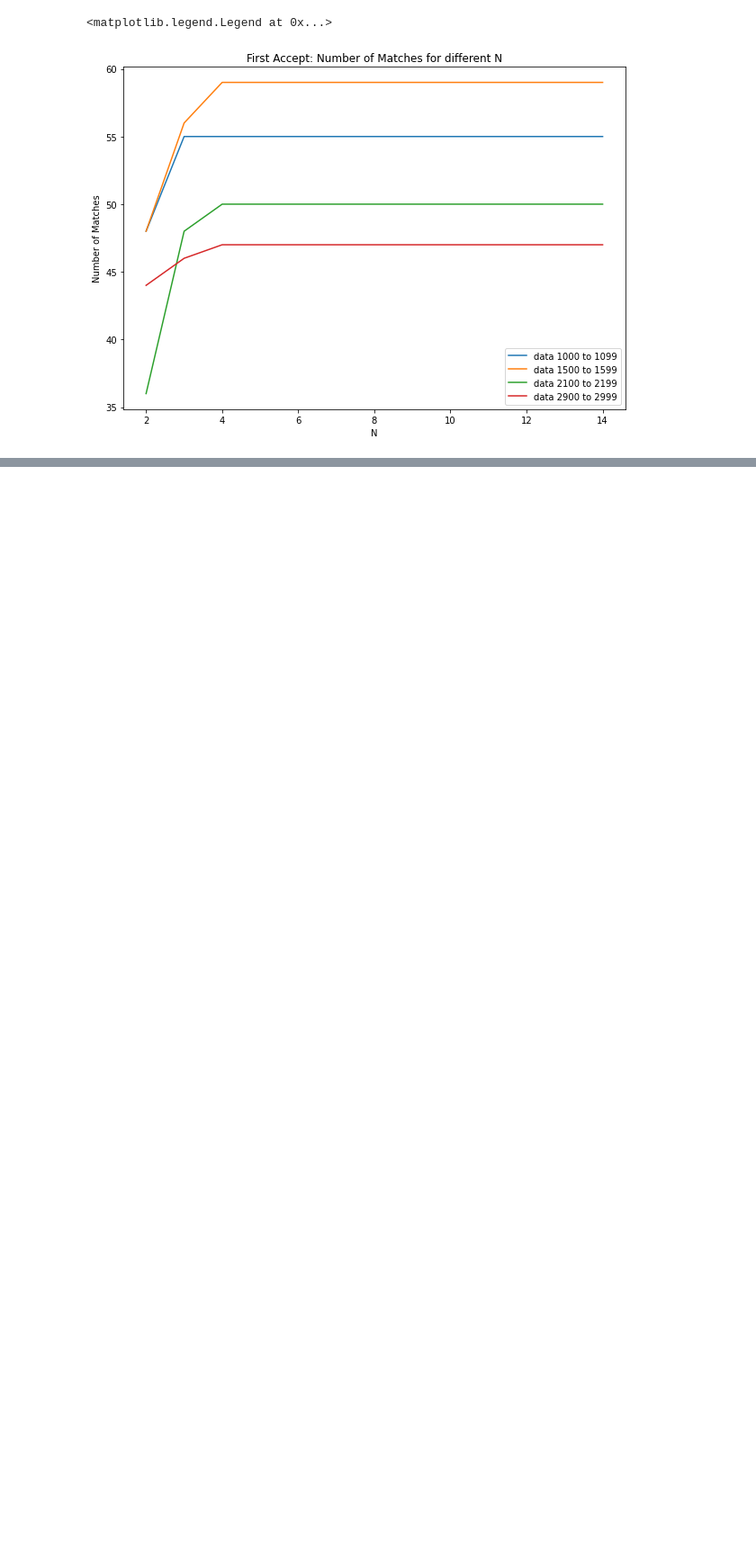
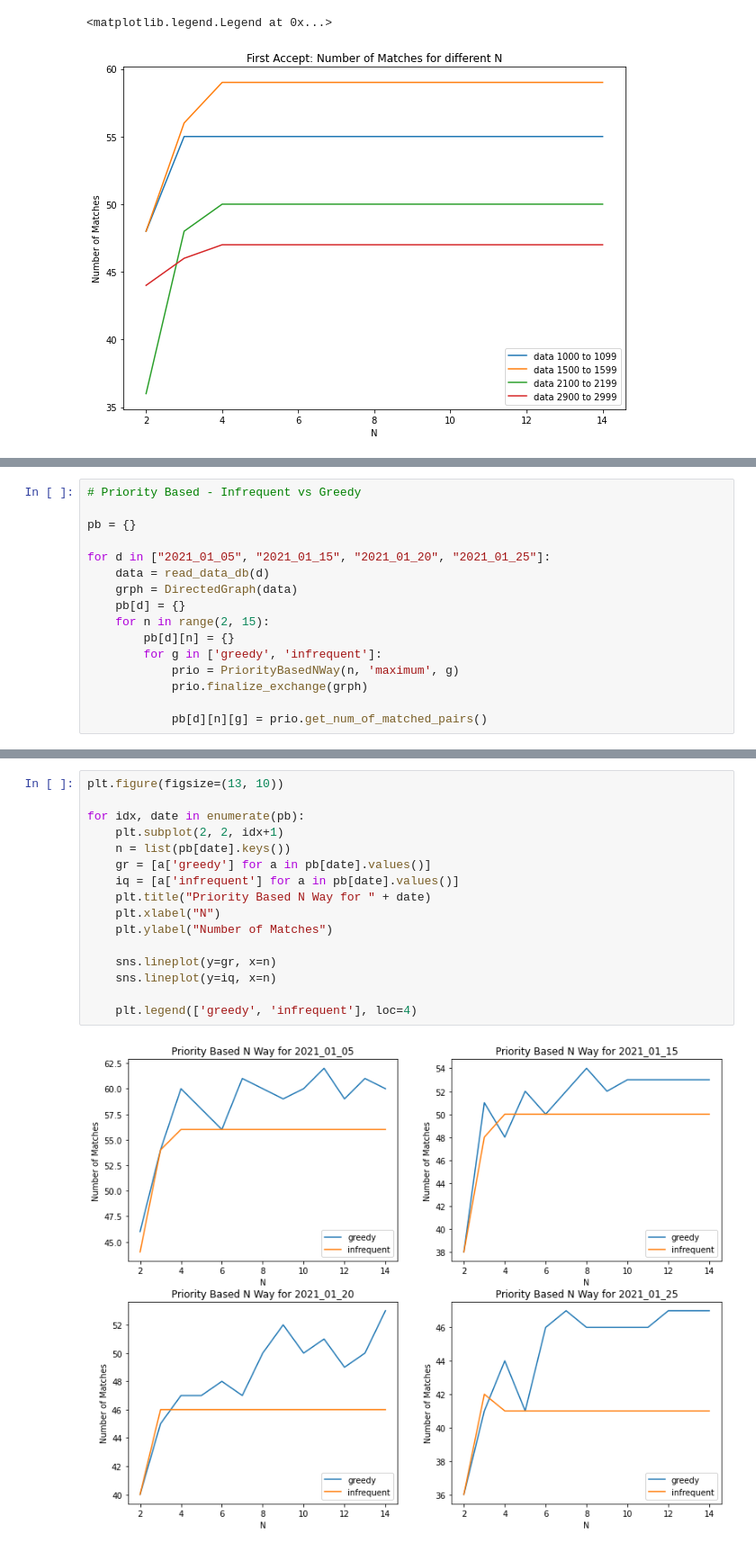
Before and after one commit to Mingtaros/Kidney-Exchange-Match-Mapping-System, a Jupyter notebook: backend/kidneyexchange/backend/exchange_src/Experiment.ipynb, the cells around one changed output, grey strips where cells are left out. Shown at 90% size. Cells and saved outputs as stored; diff of their text form; blank space fills up the shorter version.

```diff
--- a/backend/kidneyexchange/backend/exchange_src/Experiment.ipynb
+++ b/backend/kidneyexchange/backend/exchange_src/Experiment.ipynb
@@ -214,0 +263,16 @@ plt.legend([
+# %%
+# Priority Based - Infrequent vs Greedy
+
+pb = {}
+
+for d in ["2021_01_05", "2021_01_15", "2021_01_20", "2021_01_25"]:
+    data = read_data_db(d)
+    grph = DirectedGraph(data)
+    pb[d] = {}
+    for n in range(2, 15):
+        pb[d][n] = {}
+        for g in ['greedy', 'infrequent']:
+            prio = PriorityBasedNWay(n, 'maximum', g)
+            prio.finalize_exchange(grph)
+
+            pb[d][n][g] = prio.get_num_of_matched_pairs()
@@ -214,0 +299,18 @@ plt.legend([
+# %%
+plt.figure(figsize=(13, 10))
+
+for idx, date in enumerate(pb):
+    plt.subplot(2, 2, idx+1)
+    n = list(pb[date].keys())
+    gr = [a['greedy'] for a in pb[date].values()]
+    iq = [a['infrequent'] for a in pb[date].values()]
+    plt.title("Priority Based N Way for " + date)
+    plt.xlabel("N")
+    plt.ylabel("Number of Matches")
+
+    sns.lineplot(y=gr, x=n)
+    sns.lineplot(y=iq, x=n)
+
+    plt.legend(['greedy', 'infrequent'], loc=4)
+# %% [output]
+[figure, added]
```
Also changed, not shown: parts of 12 cells of this notebook, 5 other files.
